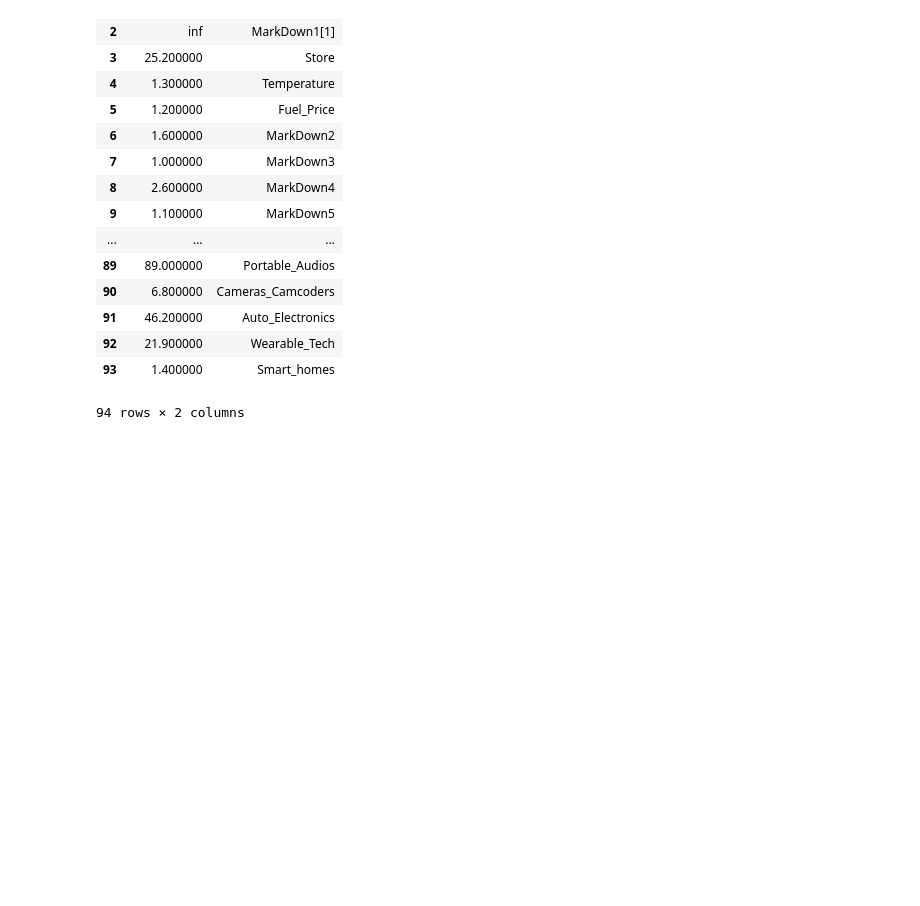
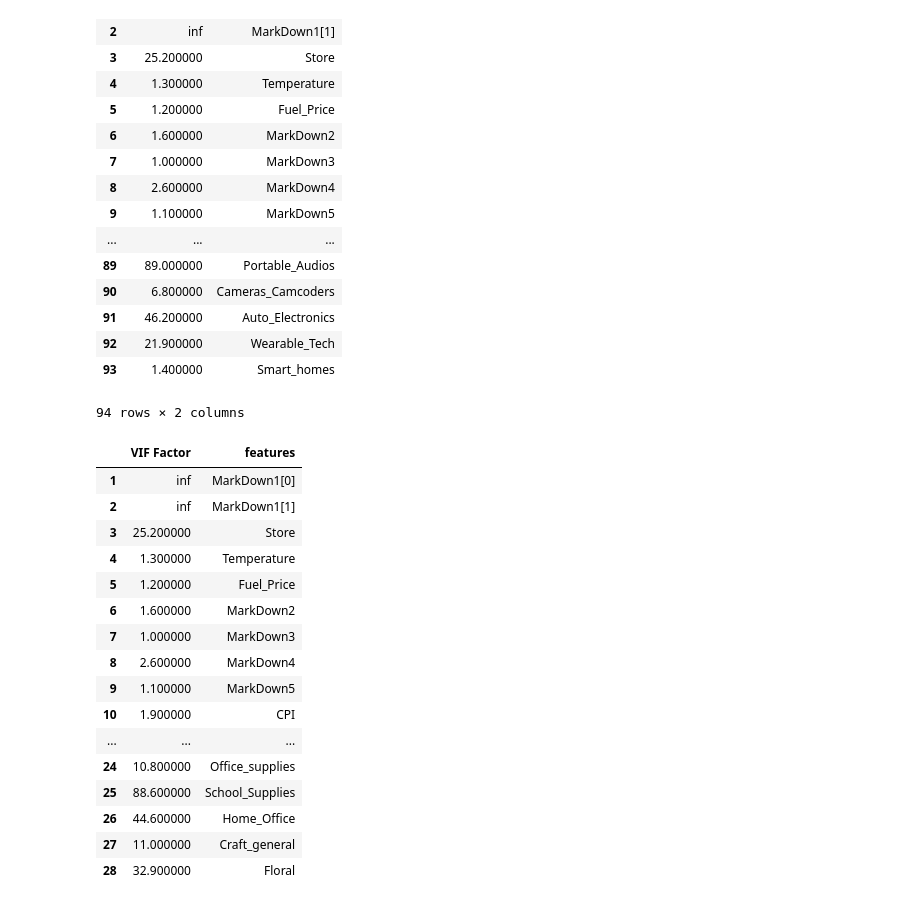
Before and after one commit to druchefavour/retailer_project, a Jupyter notebook: 9.0 Variance Inflation Factor.ipynb, the cells around one changed output. Cells and saved outputs as stored; diff of their text form; code cells hidden in the pictures; blank space fills up the shorter version.

```diff
--- a/9.0 Variance Inflation Factor.ipynb
+++ b/9.0 Variance Inflation Factor.ipynb
@@ -277,3 +277,23 @@ vif.round(1)
 | 92 | 21.900000 | Wearable_Tech |
 | 93 | 1.400000 | Smart_homes |
 94 rows × 2 columns
+# %%
+vif.round(1).iloc[1:29]
+# %% [output]
+|  | VIF Factor | features |
+| 1 | inf | MarkDown1[0] |
+| 2 | inf | MarkDown1[1] |
+| 3 | 25.200000 | Store |
+| 4 | 1.300000 | Temperature |
+| 5 | 1.200000 | Fuel_Price |
+| 6 | 1.600000 | MarkDown2 |
+| 7 | 1.000000 | MarkDown3 |
+| 8 | 2.600000 | MarkDown4 |
+| 9 | 1.100000 | MarkDown5 |
+| 10 | 1.900000 | CPI |
+| ... | ... | ... |
+| 24 | 10.800000 | Office_supplies |
+| 25 | 88.600000 | School_Supplies |
+| 26 | 44.600000 | Home_Office |
+| 27 | 11.000000 | Craft_general |
+| 28 | 32.900000 | Floral |
```
Also changed, not shown: parts of 14 cells of this notebook, 12 other files.
